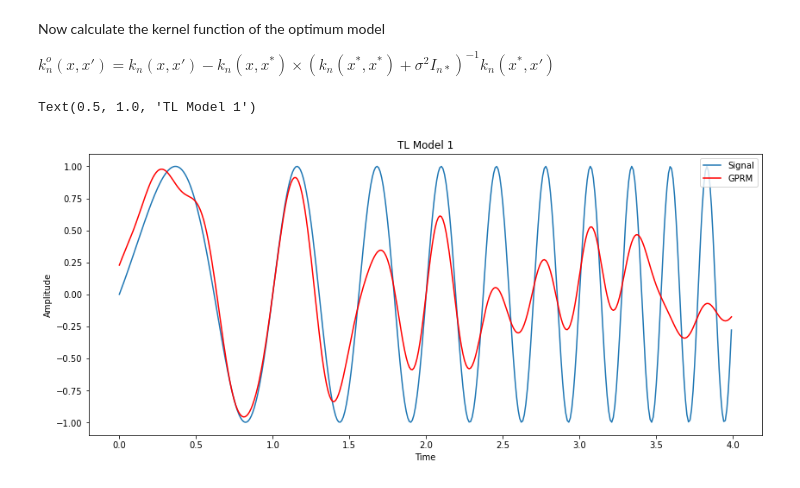
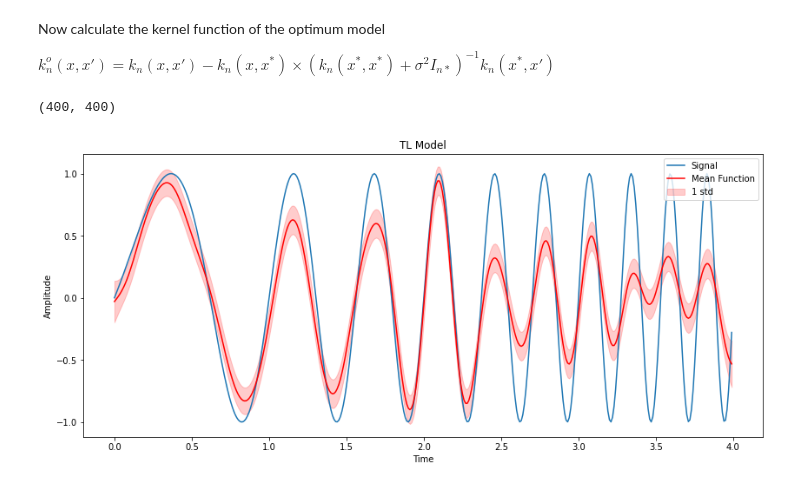
Before and after one commit to nugentsh/Bayesian-TL---GP-Regression, a Jupyter notebook: TL Chirps.ipynb, the cells around one changed output. Drawn from its saved outputs; the diff is of its cells as text; code cells hidden in the pictures.

```diff
--- a/TL Chirps.ipynb
+++ b/TL Chirps.ipynb
@@ -28,28 +30,30 @@ def chirp(x, c, f):
     c_sig = np.sin(2*np.pi*ft*x)
     return c_sig
 # %%
-#Declare the operating conditions
-SNR = 5;
+#Declare the operating conditions for source and target
+SNR_s = 10;
+SNR_t = 8;
 signal_amp = 1;
-Ps = signal_amp**2
-Pn = (Ps*10)**(-SNR/10)
+Ps = (signal_amp**2)/2
+Pn_s = (Ps*10)**(-SNR_s/10)
+Pn_t = (Ps*10)**(-SNR_t/10)
 chirp_rate = 0.5;
-num_points = 200;
+num_points = 200; # for source
 
 #instantiate the observation points of the source
 x_source = (np.arange(0,4,4/num_points)).astype(np.float64)
 x_source = x_source.reshape(len(x_source),1)
 
 #target observation points
-x_target_train = np.arange(0,1,1/50).astype(np.float64)
+x_target_train = np.arange(0,1,1/25).astype(np.float64)
 x_target_train = x_target_train.reshape(len(x_target_train), 1)
 
 
 #y values for training the source and target models
-y_source = chirp(x_source, chirp_rate, 0.5) + (np.random.normal(0, np.sqrt(Pn), len(x_source))).reshape(len(x_source),1)
+y_source = chirp(x_source, chirp_rate, 0.5) + (np.random.normal(0, np.sqrt(Pn_s), len(x_source))).reshape(len(x_source),1)
 y_source = y_source.reshape(len(y_source))
 
-y_target_train = chirp(x_target_train, chirp_rate, 0.5) + (np.random.normal(0,np.sqrt(Pn),len(x_target_train))).reshape(len(x_target_train),1)
+y_target_train = chirp(x_target_train, chirp_rate, 0.5) + (np.random.normal(0,np.sqrt(Pn_t),len(x_target_train))).reshape(len(x_target_train),1)
 y_target_train = y_target_train.reshape(len(y_target_train))
 
 
@@ -372,7 +375,7 @@ mc_norm_error_source_samples = np.zeros([10],dtype = np.float64);
 
 for k in range(10):
 
-    y_source = chirp(x_source, chirp_rate, 0.5) + (np.random.normal(0, np.sqrt(Pn), len(x_source))).reshape(len(x_source),1)
+    y_source = chirp(x_source, chirp_rate, 0.5) + (np.random.normal(0, np.sqrt(Pn_s), len(x_source))).reshape(len(x_source),1)
     y_source = y_source.reshape(len(y_source))
 
 
@@ -413,7 +416,7 @@ for k in range(10):
     # sets of observations
     for n in range(10):
 
-        y_source = chirp(x_source, chirp_rate, 0.5) + (np.random.normal(0, np.sqrt(Pn), len(x_source))).reshape(len(x_source),1)
+        y_source = chirp(x_source, chirp_rate, 0.5) + (np.random.normal(0, np.sqrt(Pn_s), len(x_source))).reshape(len(x_source),1)
         y_source = y_source.reshape(len(y_source))
 
 
@@ -599,18 +600,28 @@ mean_fn_opt2[not_observed_loc] = mean_opt_unobserved
 Now calculate the kernel function of the optimum model
 
 $k^{o}_{n}(x,x') = k_{n}(x,x') - k_{n}(x,x^{*}) \times (k_{n}(x^{*},x^{*}) + \sigma^{2}I_{n*})^{-1}  k_{n}(x^{*},x')$
+# %%
+k_func_opt =  covariance_target_f - np.matmul(covariance_target_f,
+                                              np.matmul(np.linalg.inv(covariance_target_y), covariance_target_f))
+
+variance_opt_model = np.diagonal(k_func_opt);
+# %%
+k_func_opt.shape
+# %% [output]
+(400, 400)
 # %%
-fig4 = plt.figure(figsize = (14,6))
+fig3 = plt.figure(figsize = (14,6))
 plt.plot(index_points, y_index, label = 'Signal')
-plt.plot(index_points, mean_fn_opt, label = 'GPRM', c='r')
+plt.plot(index_points, mean_fn_opt, label = 'Mean Function', c='r')
 
-#plt.fill_between(index_points.reshape(-1),mean_fn_opt + gprm_source.stddev() ,
- #                mean_line_source - gprm_source.stddev(), color = 'r', alpha = 0.2)
+plt.fill_between(index_points.reshape(-1),mean_fn_opt + (variance_opt_model)**(1/2) ,
+                 mean_fn_opt - (variance_opt_model)**(1/2), color = 'r', alpha = 0.2, label='1 std')
 
 leg = plt.legend(loc='upper right')
 plt.xlabel('Time')
 plt.ylabel('Amplitude')
-plt.title('TL Model 1')
+plt.title('TL Model')
+
+fig3.savefig('TL1.png')
 # %% [output]
-Text(0.5, 1.0, 'TL Model 1')
-[figure, old version]
+[figure, new version]
```
Also changed, not shown: parts of 27 cells of this notebook, 2 other files.
